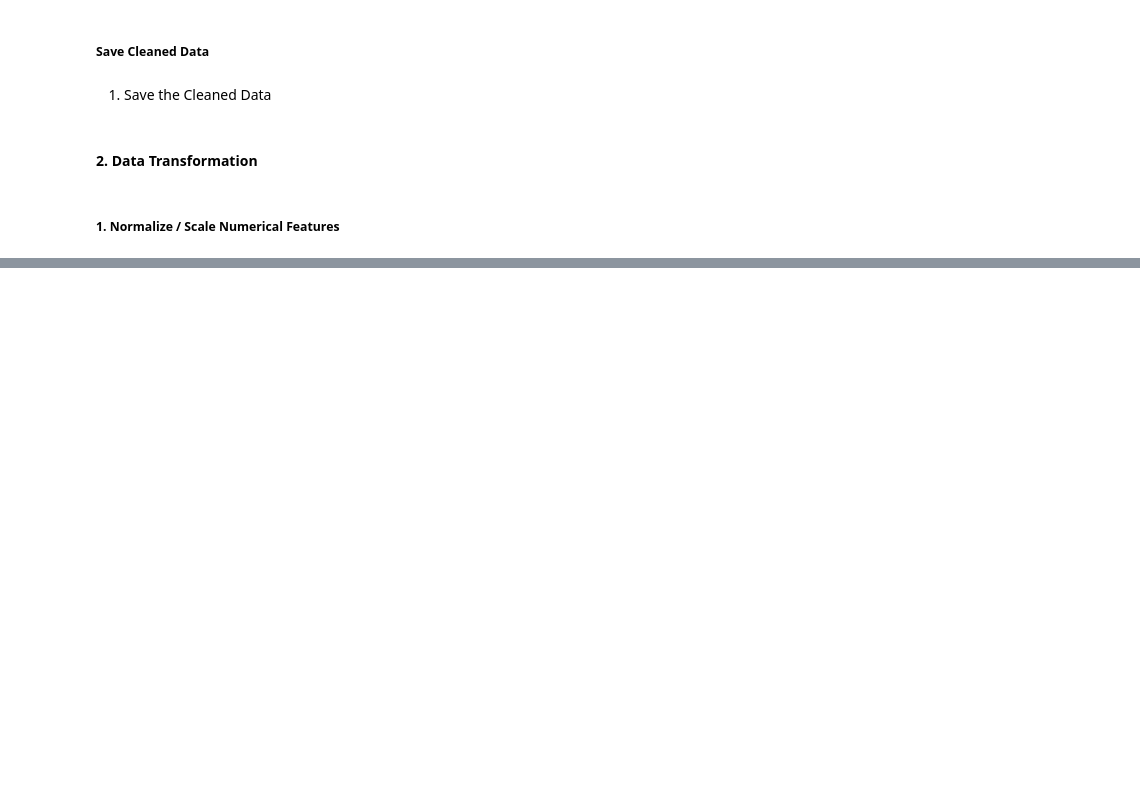
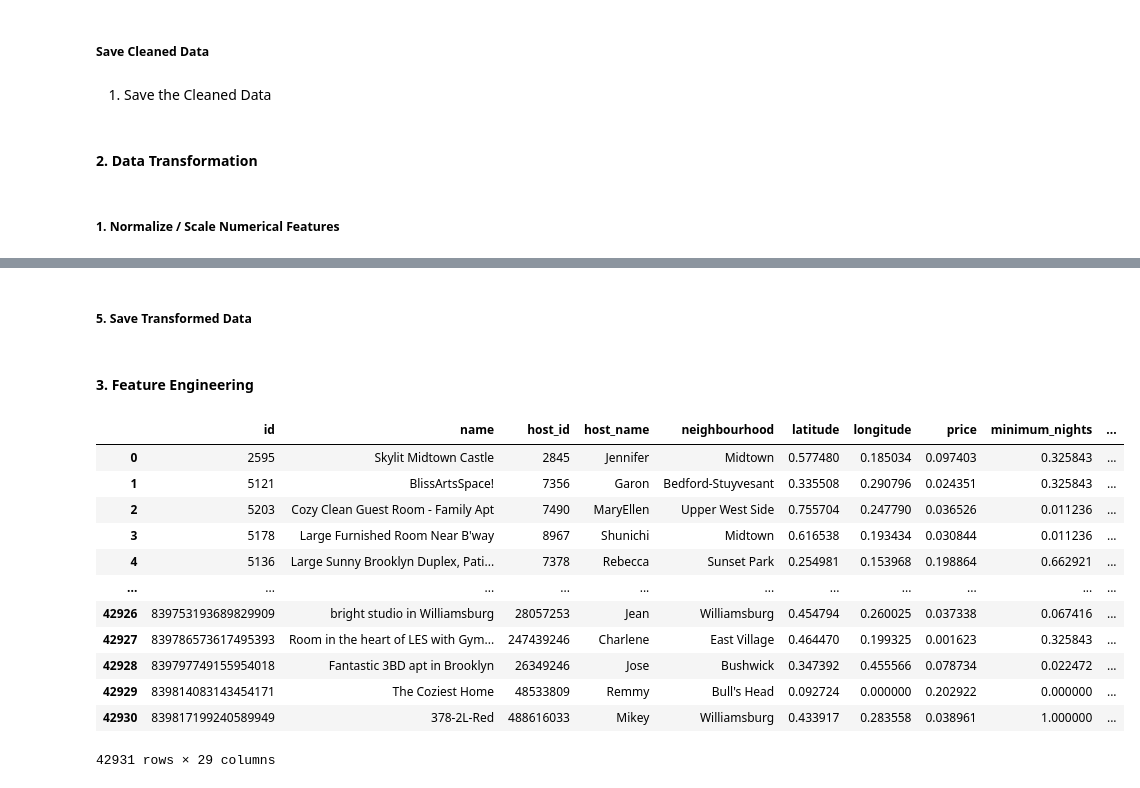
Before and after one commit to mts205/NYC-Airbnb-EDA, a Jupyter notebook: notebooks/data-preprocessing.ipynb, the cells around one changed output, grey strips where cells are left out. Drawn from its saved outputs; the diff is of its cells as text; code cells hidden in the pictures; blank space fills up the shorter version.

Commit message:
Completed feature engineering added new features

```diff
--- a/notebooks/data-preprocessing.ipynb
+++ b/notebooks/data-preprocessing.ipynb
@@ -750,0 +1018,2 @@ cleaned_df.to_csv('../data/processed/cleaned_NYC-Airbnb-2023.csv', index=False)
+# %% [markdown]
+##### 5. Save Transformed Data
@@ -750,0 +1023,20 @@ cleaned_df.to_csv('../data/processed/cleaned_NYC-Airbnb-2023.csv', index=False)
+# %% [markdown]
+#### 3. Feature Engineering
+# %%
+df_fe = pd.read_csv('../data/processed/transformed_NYC-Airbnb-2023.csv')
+# %%
+df_fe
+# %% [output]
+|  | id | name | host_id | host_name | neighbourhood | latitude | longitude | price | minimum_nights | ... |
+| 0 | 2595 | Skylit Midtown Castle | 2845 | Jennifer | Midtown | 0.577480 | 0.185034 | 0.097403 | 0.325843 | ... |
+| 1 | 5121 | BlissArtsSpace! | 7356 | Garon | Bedford-Stuyvesant | 0.335508 | 0.290796 | 0.024351 | 0.325843 | ... |
+| 2 | 5203 | Cozy Clean Guest Room - Family Apt | 7490 | MaryEllen | Upper West Side | 0.755704 | 0.247790 | 0.036526 | 0.011236 | ... |
+| 3 | 5178 | Large Furnished Room Near B'way | 8967 | Shunichi | Midtown | 0.616538 | 0.193434 | 0.030844 | 0.011236 | ... |
+| 4 | 5136 | Large Sunny Brooklyn Duplex, Pati... | 7378 | Rebecca | Sunset Park | 0.254981 | 0.153968 | 0.198864 | 0.662921 | ... |
+| ... | ... | ... | ... | ... | ... | ... | ... | ... | ... | ... |
+| 42926 | 839753193689829909 | bright studio in Williamsburg | 28057253 | Jean | Williamsburg | 0.454794 | 0.260025 | 0.037338 | 0.067416 | ... |
+| 42927 | 839786573617495393 | Room in the heart of LES with Gym... | 247439246 | Charlene | East Village | 0.464470 | 0.199325 | 0.001623 | 0.325843 | ... |
+| 42928 | 839797749155954018 | Fantastic 3BD apt in Brooklyn | 26349246 | Jose | Bushwick | 0.347392 | 0.455566 | 0.078734 | 0.022472 | ... |
+| 42929 | 839814083143454171 | The Coziest Home | 48533809 | Remmy | Bull's Head | 0.092724 | 0.000000 | 0.202922 | 0.000000 | ... |
+| 42930 | 839817199240589949 | 378-2L-Red | 488616033 | Mikey | Williamsburg | 0.433917 | 0.283558 | 0.038961 | 1.000000 | ... |
+42931 rows × 29 columns
```
Also changed, not shown: parts of 40 cells of this notebook.
